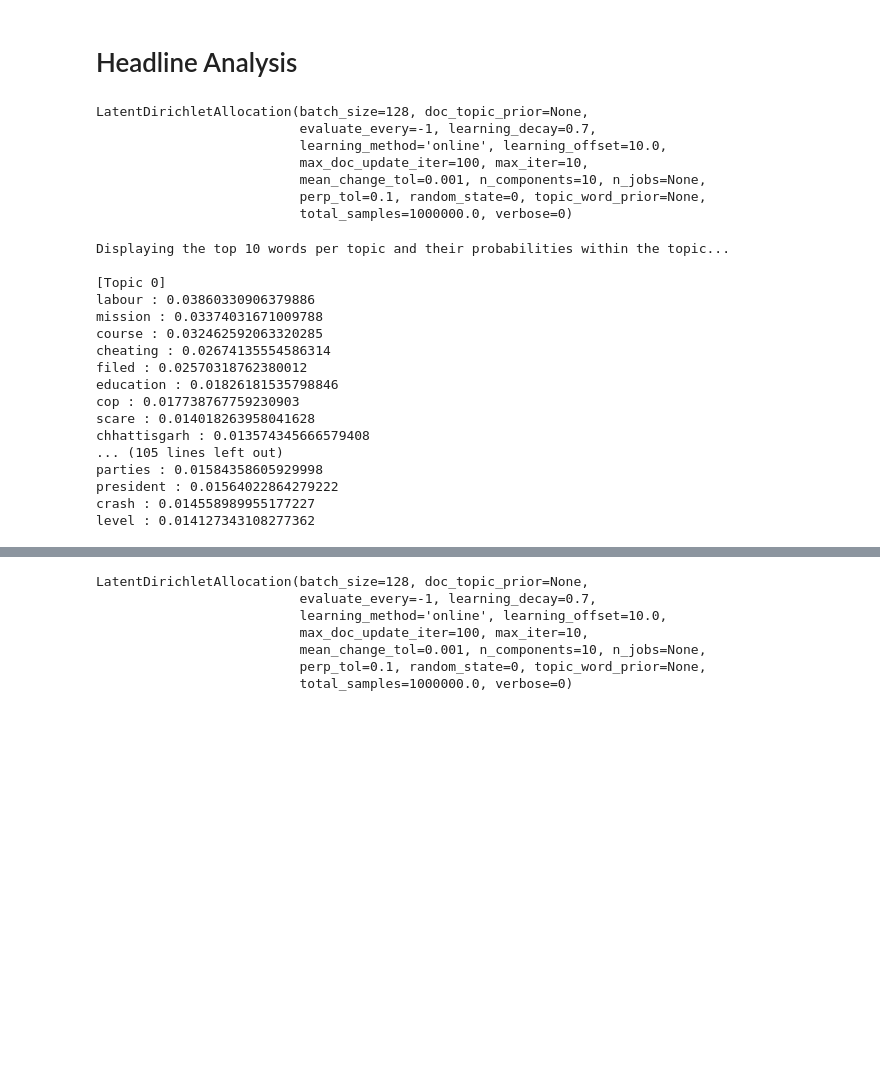
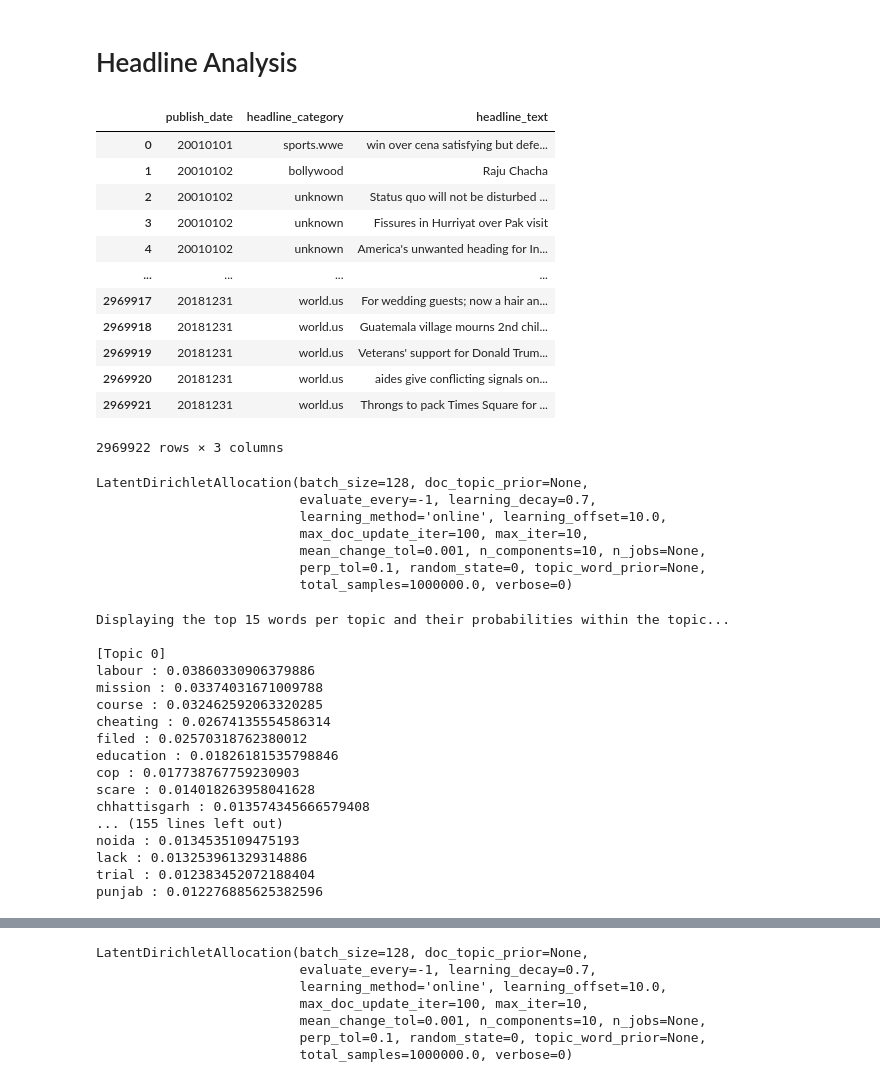
Before and after one commit to nathanderon/india_analysis_UDA, a Jupyter notebook: Analysis.ipynb, the cells around one changed output, grey strips where cells are left out. Drawn from its saved outputs; the diff is of its cells as text; code cells hidden in the pictures; blank space fills up the shorter version.

```diff
--- a/Analysis.ipynb
+++ b/Analysis.ipynb
@@ -119,6 +121,22 @@ for file in glob.glob('./india_headlines_data/*.csv'):
     li.append(data)
 
 headlines = pd.concat(li, axis = 0, ignore_index = True)
+# %%
+headlines
+# %% [output]
+|  | publish_date | headline_category | headline_text |
+| 0 | 20010101 | sports.wwe | win over cena satisfying but defe... |
+| 1 | 20010102 | bollywood | Raju Chacha |
+| 2 | 20010102 | unknown | Status quo will not be disturbed ... |
+| 3 | 20010102 | unknown | Fissures in Hurriyat over Pak visit |
+| 4 | 20010102 | unknown | America's unwanted heading for In... |
+| ... | ... | ... | ... |
+| 2969917 | 20181231 | world.us | For wedding guests; now a hair an... |
+| 2969918 | 20181231 | world.us | Guatemala village mourns 2nd chil... |
+| 2969919 | 20181231 | world.us | Veterans' support for Donald Trum... |
+| 2969920 | 20181231 | world.us | aides give conflicting signals on... |
+| 2969921 | 20181231 | world.us | Throngs to pack Times Square for ... |
+2969922 rows × 3 columns
 # %%
 #Process headlines, delete headlines object, sample 10% of processed headlines
 import random
@@ -153,9 +170,9 @@ LatentDirichletAllocation(batch_size=128, doc_topic_prior=None,
 # %%
 words = list(headlines_fit.vocabulary_)
 topic_word_distributions = np.array([row / row.sum() for row in lda_headlines.components_])
-num_top_words = 10
+num_top_words = 15
 
-print('Displaying the top 10 words per topic and their probabilities within the topic...')
+print('Displaying the top 15 words per topic and their probabilities within the topic...')
 print()
 
 for topic_idx in range(num_topics):
@@ -166,7 +183,7 @@ for topic_idx in range(num_topics):
         print(words[word_idx], ':', topic_word_distributions[topic_idx, word_idx])
     print()
 # %% [output]
-Displaying the top 10 words per topic and their probabilities within the topic...
+Displaying the top 15 words per topic and their probabilities within the topic...
 
 [Topic 0]
 labour : 0.03860330906379886
@@ -178,8 +195,8 @@ education : 0.01826181535798846
 cop : 0.017738767759230903
 scare : 0.014018263958041628
 chhattisgarh : 0.013574345666579408
-... (105 lines left out)
-parties : 0.01584358605929998
-president : 0.01564022864279222
-crash : 0.014558989955177227
-level : 0.014127343108277362
+... (155 lines left out)
+noida : 0.0134535109475193
+lack : 0.013253961329314886
+trial : 0.012383452072188404
+punjab : 0.012276885625382596
```
Also changed, not shown: parts of 15 cells of this notebook.
